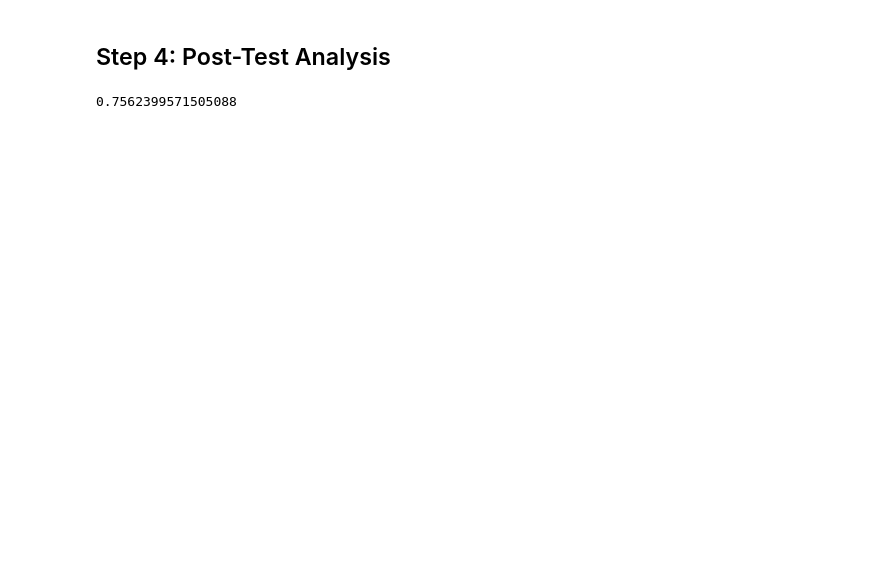
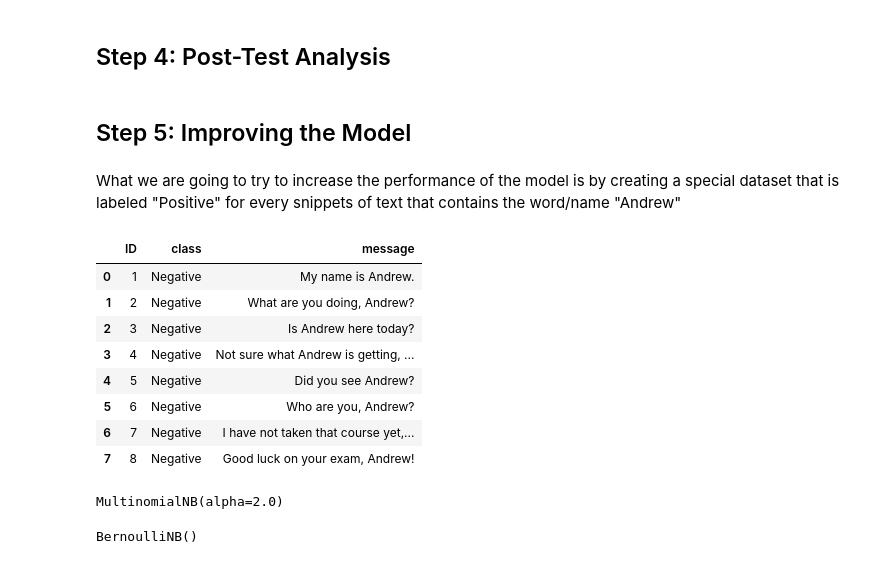
Before and after one commit to jinwoo-andrew/nlp, a Jupyter notebook: naive_bayes.ipynb, the cells around one changed output. Saved outputs shown, nothing was run; the diff lists cells and outputs as text; code cells hidden in the pictures; blank space fills up the shorter version.

```diff
--- a/naive_bayes.ipynb
+++ b/naive_bayes.ipynb
@@ -176,10 +174,5 @@ model_2.score(x, y)
 # %% [markdown]
 ## Step 4: Post-Test Analysis
-# %%
-# Isn't this weird? I trained on x and y, but the score is low
-model.score(x, y)
-# %% [output]
-0.7562399571505088
 # %%
 # out of all positive detected, percentage of actual positives
 Precision = 1
@@ -188,3 +181,27 @@ Precision = 1
 Recall = 1
 
 F_score = 1
+# %% [markdown]
+## Step 5: Improving the Model
+# %% [markdown]
+What we are going to try to increase the performance of the model is by creating a special dataset that is labeled "Positive" for every snippets of text that contains the word/name "Andrew"
+# %%
+d = {'ID': [1, 2, 3, 4, 5, 6, 7, 8],
+     'class': ["Negative", "Negative", "Negative", "Negative", "Negative", "Negative", "Negative", "Negative"],
+     'message': ["My name is Andrew.", "What are you doing, Andrew?", "Is Andrew here today?",
+              "Not sure what Andrew is getting, though", "Did you see Andrew?", "Who are you, Andrew?",
+             "I have not taken that course yet, but it sounds interesting, says Andrew", "Good luck on your exam, Andrew!"]}
+
+df = pd.DataFrame(data=d)
+
+df
+# %% [output]
+|  | ID | class | message |
+| 0 | 1 | Negative | My name is Andrew. |
+| 1 | 2 | Negative | What are you doing, Andrew? |
+| 2 | 3 | Negative | Is Andrew here today? |
+| 3 | 4 | Negative | Not sure what Andrew is getting, ... |
+| 4 | 5 | Negative | Did you see Andrew? |
+| 5 | 6 | Negative | Who are you, Andrew? |
+| 6 | 7 | Negative | I have not taken that course yet,... |
+| 7 | 8 | Negative | Good luck on your exam, Andrew! |
@@ -190,0 +215,10 @@ F_score = 1
+# %%
+model_test = MultinomialNB(alpha=2.0)
+model_test.fit(x_new, y_new)
+# %% [output]
+MultinomialNB(alpha=2.0)
+# %%
+model_ber = BernoulliNB()
+model_ber.fit(x_new, y_new)
+# %% [output]
+BernoulliNB()
```
Also changed, not shown: parts of 18 cells of this notebook.
